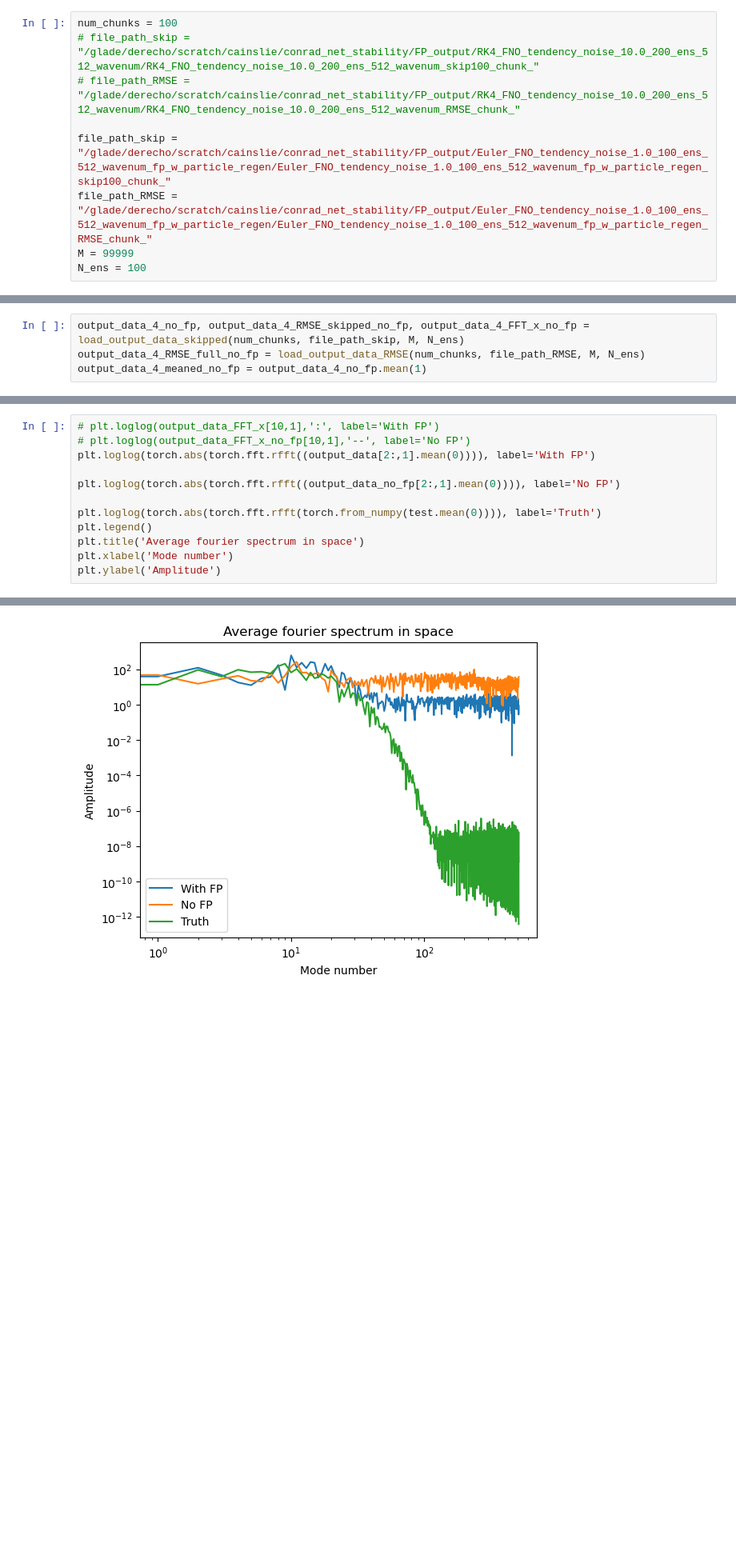
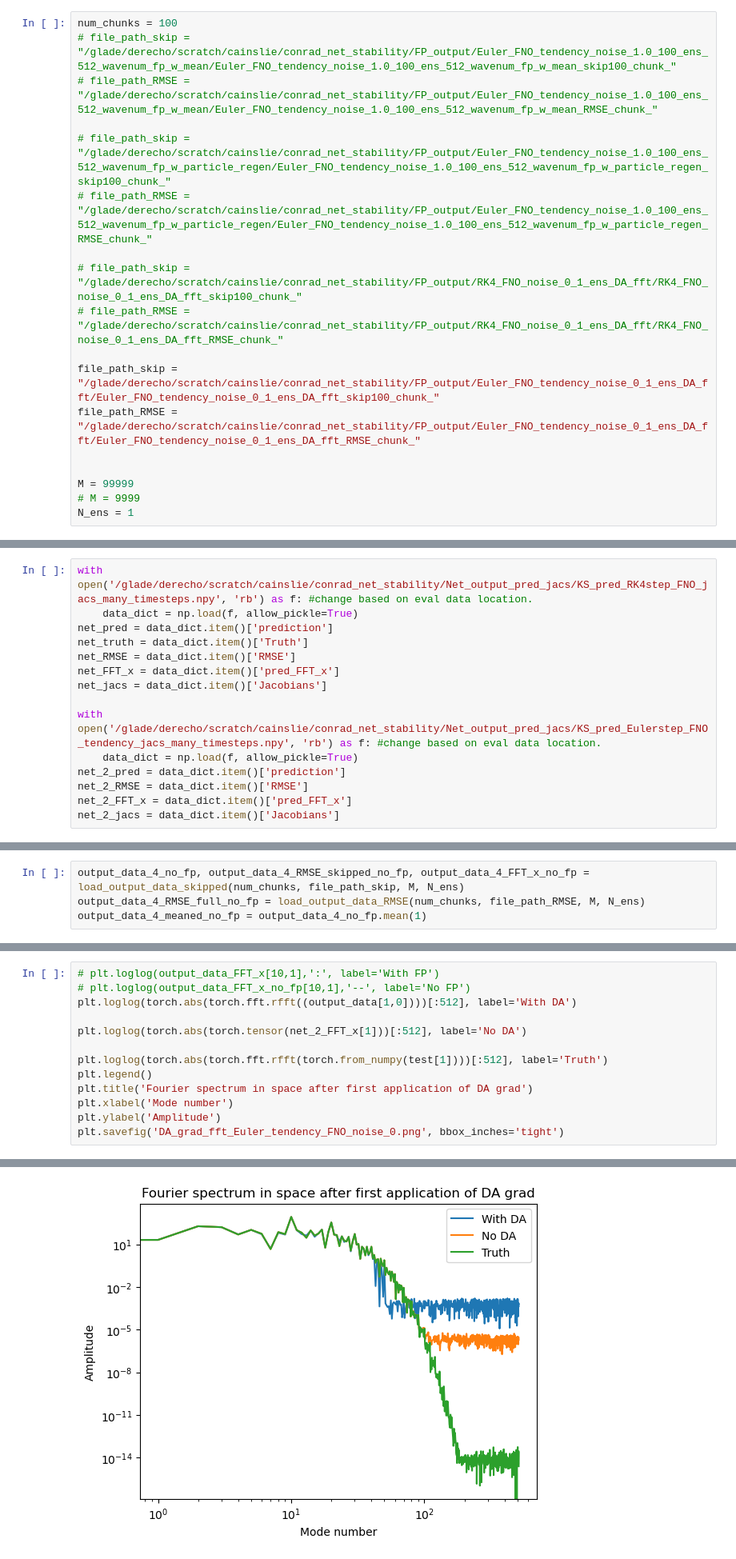
Before and after one commit to cainsliewastaken/Conrad_Research_4_Ashesh, a Jupyter notebook: viz.ipynb, the cells around one changed output, grey strips where cells are left out. Shown at 80% size. Cells and saved outputs as stored; diff of their text form; blank space fills up the shorter version.

```diff
--- a/viz.ipynb
+++ b/viz.ipynb
@@ -1027,16 +1121,40 @@ def load_output_data_RMSE(num_chunks, file_path, M, num_ens):
     return torch.from_numpy(output_data_RMSE).float()
 # %%
 num_chunks = 100
-# file_path_skip = "/glade/derecho/scratch/cainslie/conrad_net_stability/FP_output/RK4_FNO_tendency_noise_10.0_200_ens_512_wavenum/RK4_FNO_tendency_noise_10.0_200_ens_512_wavenum_skip100_chunk_"
-# file_path_RMSE = "/glade/derecho/scratch/cainslie/conrad_net_stability/FP_output/RK4_FNO_tendency_noise_10.0_200_ens_512_wavenum/RK4_FNO_tendency_noise_10.0_200_ens_512_wavenum_RMSE_chunk_"
+# file_path_skip = "/glade/derecho/scratch/cainslie/conrad_net_stability/FP_output/Euler_FNO_tendency_noise_1.0_100_ens_512_wavenum_fp_w_mean/Euler_FNO_tendency_noise_1.0_100_ens_512_wavenum_fp_w_mean_skip100_chunk_"
+# file_path_RMSE = "/glade/derecho/scratch/cainslie/conrad_net_stability/FP_output/Euler_FNO_tendency_noise_1.0_100_ens_512_wavenum_fp_w_mean/Euler_FNO_tendency_noise_1.0_100_ens_512_wavenum_fp_w_mean_RMSE_chunk_"
 
-file_path_skip = "/glade/derecho/scratch/cainslie/conrad_net_stability/FP_output/Euler_FNO_tendency_noise_1.0_100_ens_512_wavenum_fp_w_particle_regen/Euler_FNO_tendency_noise_1.0_100_ens_512_wavenum_fp_w_particle_regen_skip100_chunk_"
-file_path_RMSE = "/glade/derecho/scratch/cainslie/conrad_net_stability/FP_output/Euler_FNO_tendency_noise_1.0_100_ens_512_wavenum_fp_w_particle_regen/Euler_FNO_tendency_noise_1.0_100_ens_512_wavenum_fp_w_particle_regen_RMSE_chunk_"
+# file_path_skip = "/glade/derecho/scratch/cainslie/conrad_net_stability/FP_output/Euler_FNO_tendency_noise_1.0_100_ens_512_wavenum_fp_w_particle_regen/Euler_FNO_tendency_noise_1.0_100_ens_512_wavenum_fp_w_particle_regen_skip100_chunk_"
+# file_path_RMSE = "/glade/derecho/scratch/cainslie/conrad_net_stability/FP_output/Euler_FNO_tendency_noise_1.0_100_ens_512_wavenum_fp_w_particle_regen/Euler_FNO_tendency_noise_1.0_100_ens_512_wavenum_fp_w_particle_regen_RMSE_chunk_"
+
+# file_path_skip = "/glade/derecho/scratch/cainslie/conrad_net_stability/FP_output/RK4_FNO_noise_0_1_ens_DA_fft/RK4_FNO_noise_0_1_ens_DA_fft_skip100_chunk_"
+# file_path_RMSE = "/glade/derecho/scratch/cainslie/conrad_net_stability/FP_output/RK4_FNO_noise_0_1_ens_DA_fft/RK4_FNO_noise_0_1_ens_DA_fft_RMSE_chunk_"
+
+file_path_skip = "/glade/derecho/scratch/cainslie/conrad_net_stability/FP_output/Euler_FNO_tendency_noise_0_1_ens_DA_fft/Euler_FNO_tendency_noise_0_1_ens_DA_fft_skip100_chunk_"
+file_path_RMSE = "/glade/derecho/scratch/cainslie/conrad_net_stability/FP_output/Euler_FNO_tendency_noise_0_1_ens_DA_fft/Euler_FNO_tendency_noise_0_1_ens_DA_fft_RMSE_chunk_"
+
+
 M = 99999
-N_ens = 100
+# M = 9999
+N_ens = 1
 # %%
 output_data, output_data_RMSE_skipped, output_data_FFT_x = load_output_data_skipped(num_chunks, file_path_skip, M, N_ens)
 output_data_RMSE_full = load_output_data_RMSE(num_chunks, file_path_RMSE, M, N_ens)
+# %%
+with open('/glade/derecho/scratch/cainslie/conrad_net_stability/Net_output_pred_jacs/KS_pred_RK4step_FNO_jacs_many_timesteps.npy', 'rb') as f: #change based on eval data location.
+    data_dict = np.load(f, allow_pickle=True)
+net_pred = data_dict.item()['prediction']
+net_truth = data_dict.item()['Truth']
+net_RMSE = data_dict.item()['RMSE']
+net_FFT_x = data_dict.item()['pred_FFT_x']
+net_jacs = data_dict.item()['Jacobians']
+
+with open('/glade/derecho/scratch/cainslie/conrad_net_stability/Net_output_pred_jacs/KS_pred_Eulerstep_FNO_tendency_jacs_many_timesteps.npy', 'rb') as f: #change based on eval data location.
+    data_dict = np.load(f, allow_pickle=True)
+net_2_pred = data_dict.item()['prediction']
+net_2_RMSE = data_dict.item()['RMSE']
+net_2_FFT_x = data_dict.item()['pred_FFT_x']
+net_2_jacs = data_dict.item()['Jacobians']
 # %%
 num_chunks = 100
 file_path_skip = "/glade/derecho/scratch/cainslie/conrad_net_stability/FP_output/RK4_FNO_tendency_noise_5.0_200_ens_512_wavenum/RK4_FNO_tendency_noise_5.0_200_ens_512_wavenum_skip100_chunk_"
@@ -1406,13 +1626,14 @@ Done w two
 # %%
 # plt.loglog(output_data_FFT_x[10,1],':', label='With FP')
 # plt.loglog(output_data_FFT_x_no_fp[10,1],'--', label='No FP')
-plt.loglog(torch.abs(torch.fft.rfft((output_data[2:,1].mean(0)))), label='With FP')
+plt.loglog(torch.abs(torch.fft.rfft((output_data[1,0])))[:512], label='With DA')
 
-plt.loglog(torch.abs(torch.fft.rfft((output_data_no_fp[2:,1].mean(0)))), label='No FP')
+plt.loglog(torch.abs(torch.tensor(net_2_FFT_x[1]))[:512], label='No DA')
 
-plt.loglog(torch.abs(torch.fft.rfft(torch.from_numpy(test.mean(0)))), label='Truth')
+plt.loglog(torch.abs(torch.fft.rfft(torch.from_numpy(test[1])))[:512], label='Truth')
 plt.legend()
-plt.title('Average fourier spectrum in space')
+plt.title('Fourier spectrum in space after first application of DA grad')
 plt.xlabel('Mode number')
 plt.ylabel('Amplitude')
+plt.savefig('DA_grad_fft_Euler_tendency_FNO_noise_0.png', bbox_inches='tight')
 # %% [output]
@@ -1420 +1640 @@ Text(0, 0.5, 'Amplitude')
-[figure, old version]
+[figure, new version]
```
Also changed, not shown: parts of 72 cells of this notebook, 25 other files.
